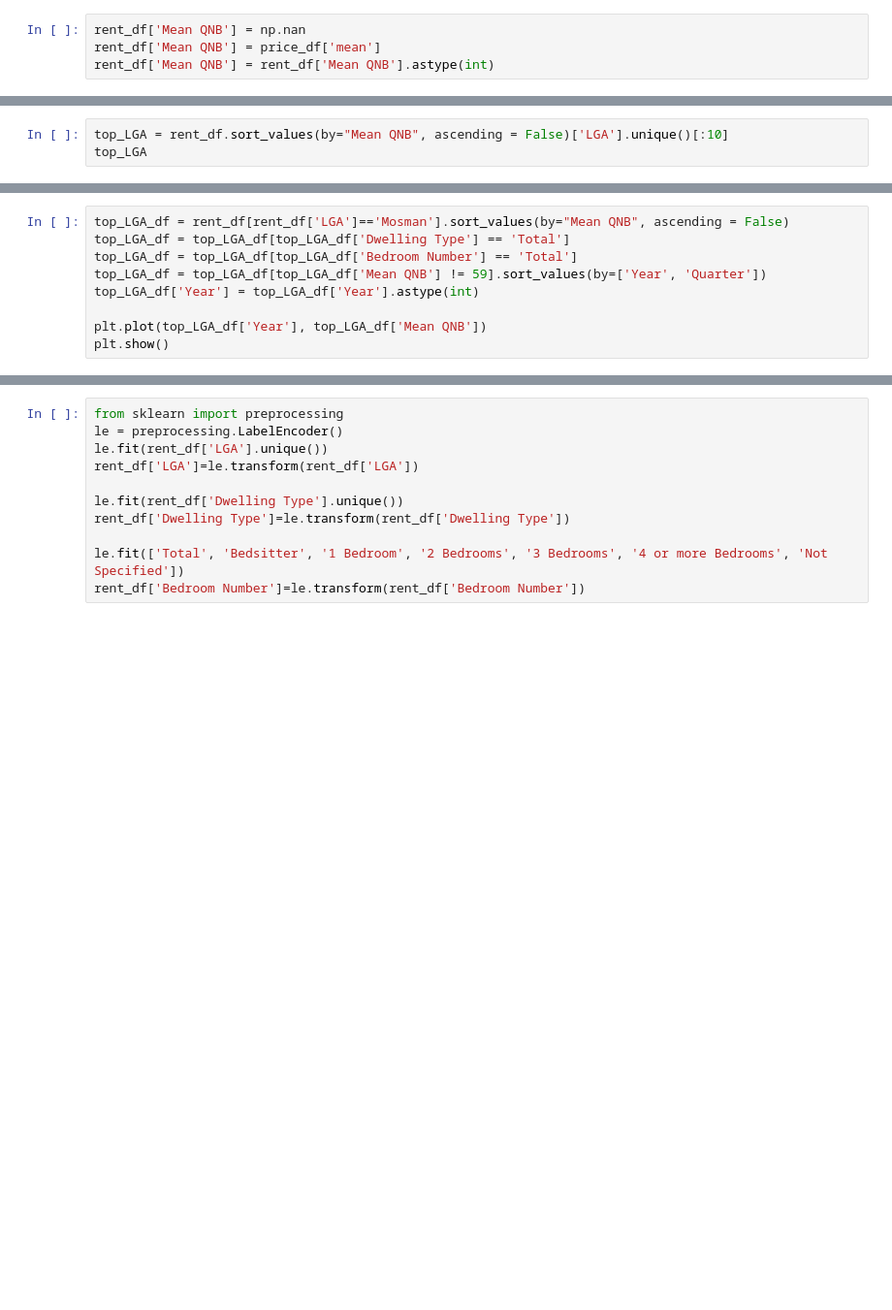
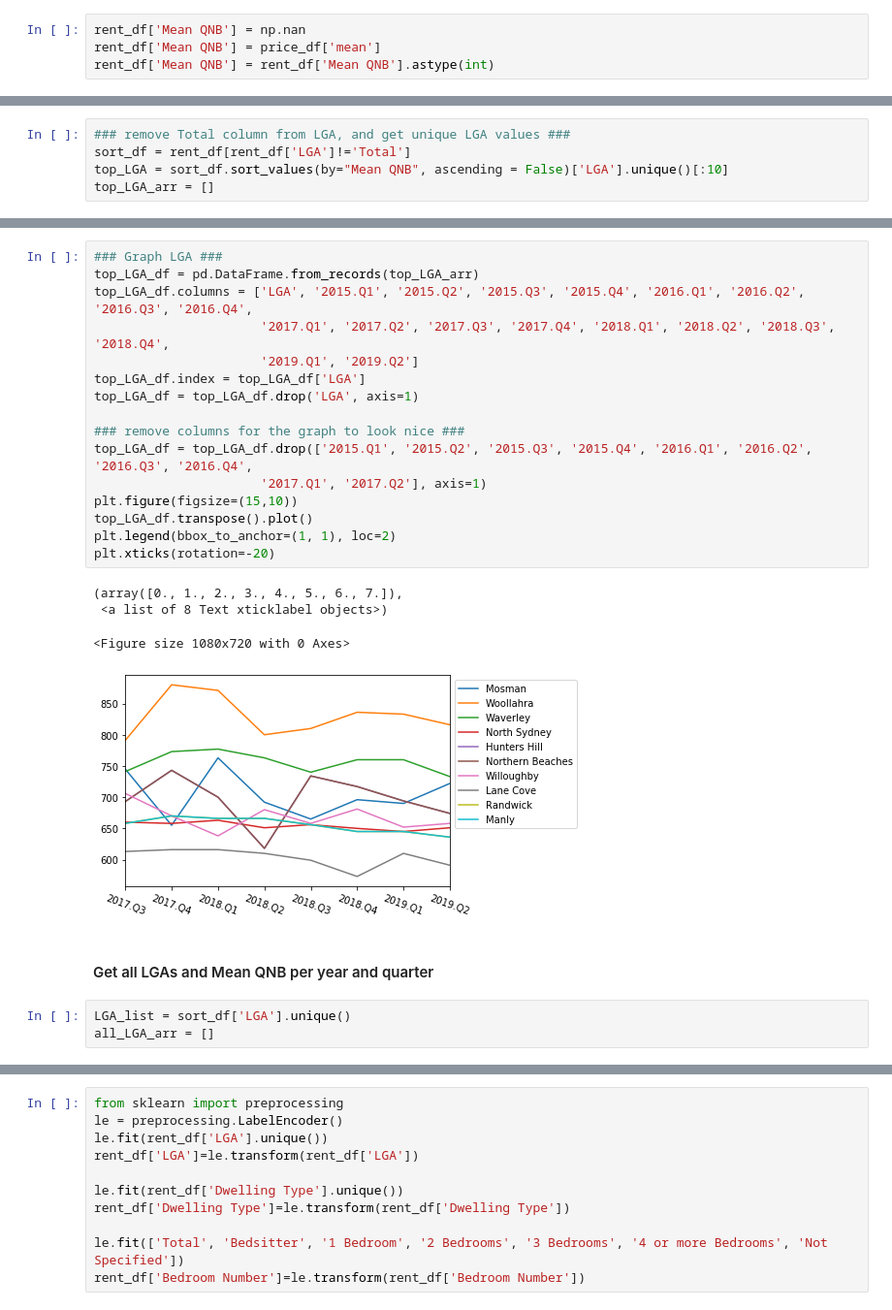
Before and after one commit to alyssa-raphaella/ITEC657_Project_GroupB, a Jupyter notebook: Rent_Data_ntbk.ipynb, the cells around one changed output, grey strips where cells are left out. Shown: that part at 97% size. Drawn from its saved outputs; the diff is of its cells as text; blank space fills up the shorter version.

```diff
--- a/Rent_Data_ntbk.ipynb
+++ b/Rent_Data_ntbk.ipynb
@@ -86,3 +99,5 @@ rent_df['Mean QNB'] = rent_df['Mean QNB'].astype(int)
 # %%
-top_LGA = rent_df.sort_values(by="Mean QNB", ascending = False)['LGA'].unique()[:10]
-top_LGA
+### remove Total column from LGA, and get unique LGA values ###
+sort_df = rent_df[rent_df['LGA']!='Total']
+top_LGA = sort_df.sort_values(by="Mean QNB", ascending = False)['LGA'].unique()[:10]
+top_LGA_arr = []
@@ -93,9 +103,0 @@ array(['Mosman', 'Woollahra', 'Waverley', 'North Sydney', 'Hunters Hill',
-# %%
-top_LGA_df = rent_df[rent_df['LGA']=='Mosman'].sort_values(by="Mean QNB", ascending = False)
-top_LGA_df = top_LGA_df[top_LGA_df['Dwelling Type'] == 'Total']
-top_LGA_df = top_LGA_df[top_LGA_df['Bedroom Number'] == 'Total']
-top_LGA_df = top_LGA_df[top_LGA_df['Mean QNB'] != 59].sort_values(by=['Year', 'Quarter'])
-top_LGA_df['Year'] = top_LGA_df['Year'].astype(int)
-
-plt.plot(top_LGA_df['Year'], top_LGA_df['Mean QNB'])
-plt.show()
@@ -115,0 +153,26 @@ top_LGA_df
+# %%
+### Graph LGA ###
+top_LGA_df = pd.DataFrame.from_records(top_LGA_arr)
+top_LGA_df.columns = ['LGA', '2015.Q1', '2015.Q2', '2015.Q3', '2015.Q4', '2016.Q1', '2016.Q2', '2016.Q3', '2016.Q4',
+                      '2017.Q1', '2017.Q2', '2017.Q3', '2017.Q4', '2018.Q1', '2018.Q2', '2018.Q3', '2018.Q4',
+                      '2019.Q1', '2019.Q2']
+top_LGA_df.index = top_LGA_df['LGA']
+top_LGA_df = top_LGA_df.drop('LGA', axis=1)
+
+### remove columns for the graph to look nice ###
+top_LGA_df = top_LGA_df.drop(['2015.Q1', '2015.Q2', '2015.Q3', '2015.Q4', '2016.Q1', '2016.Q2', '2016.Q3', '2016.Q4',
+                      '2017.Q1', '2017.Q2'], axis=1)
+plt.figure(figsize=(15,10))
+top_LGA_df.transpose().plot()
+plt.legend(bbox_to_anchor=(1, 1), loc=2)
+plt.xticks(rotation=-20)
+# %% [output]
+(array([0., 1., 2., 3., 4., 5., 6., 7.]),
+ <a list of 8 Text xticklabel objects>)
+<Figure size 1080x720 with 0 Axes>
+[figure, added]
+# %% [markdown]
+#### Get all LGAs and Mean QNB per year and quarter
+# %%
+LGA_list = sort_df['LGA'].unique()
+all_LGA_arr = []
```
Also changed, not shown: parts of 21 cells of this notebook.
